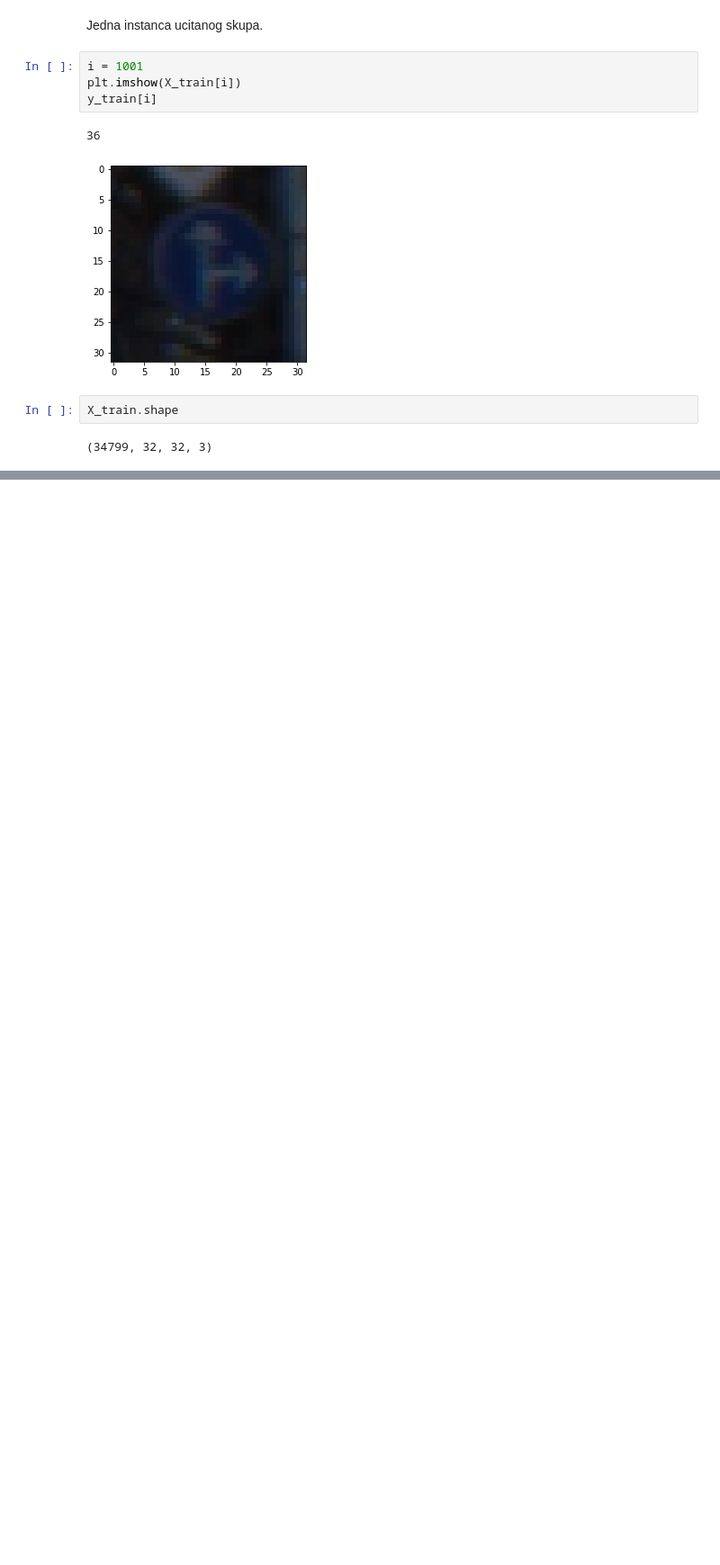
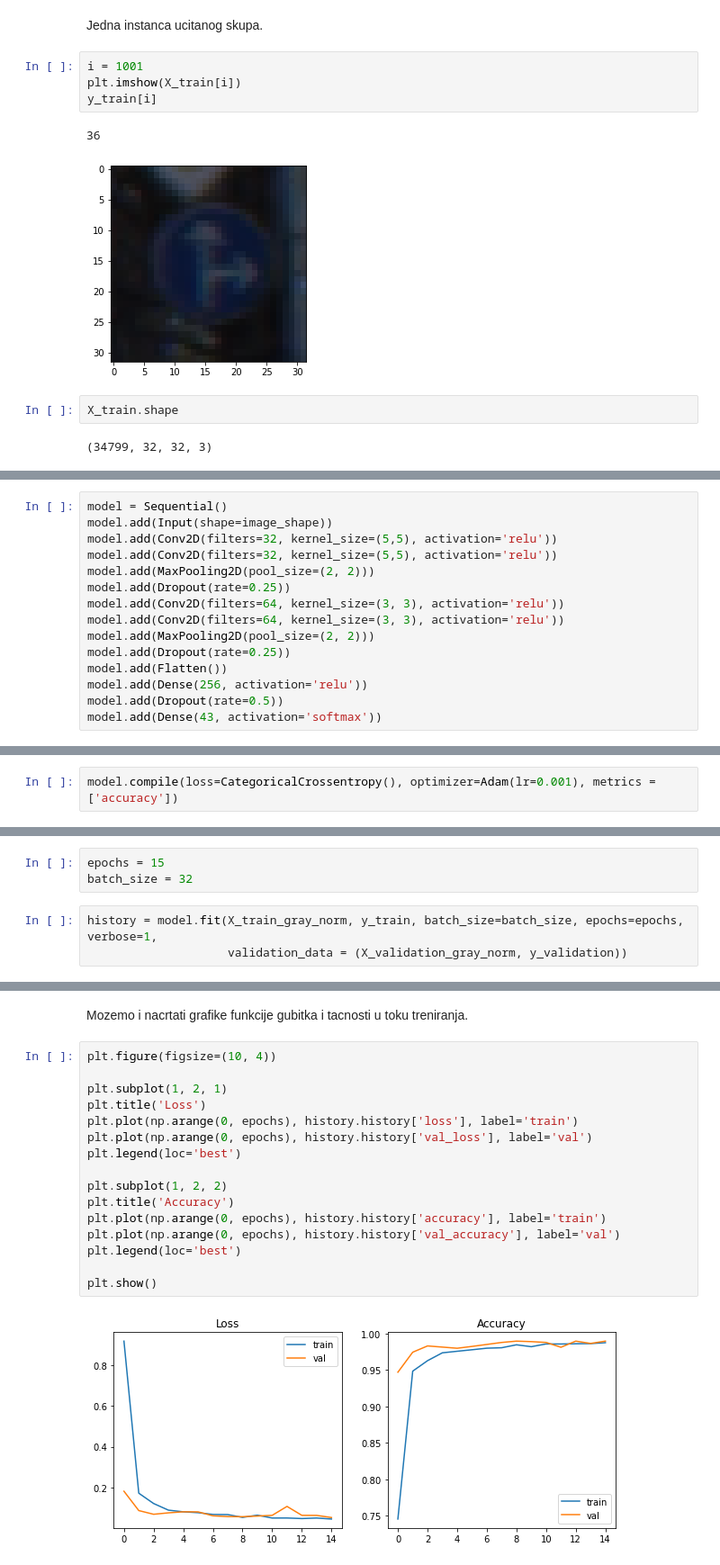
Before and after one commit to lidija9/ML-project, a Jupyter notebook: sveska_2.ipynb, the cells around one changed output, grey strips where cells are left out. Shown at 90% size. Drawn from its saved outputs; the diff is of its cells as text; blank space fills up the shorter version.

Commit message:
cnn model

```diff
--- a/sveska_2.ipynb
+++ b/sveska_2.ipynb
@@ -122,0 +127,15 @@ image_shape
+# %%
+model = Sequential()
+model.add(Input(shape=image_shape))
+model.add(Conv2D(filters=32, kernel_size=(5,5), activation='relu'))
+model.add(Conv2D(filters=32, kernel_size=(5,5), activation='relu'))
+model.add(MaxPooling2D(pool_size=(2, 2)))
+model.add(Dropout(rate=0.25))
+model.add(Conv2D(filters=64, kernel_size=(3, 3), activation='relu'))
+model.add(Conv2D(filters=64, kernel_size=(3, 3), activation='relu'))
+model.add(MaxPooling2D(pool_size=(2, 2)))
+model.add(Dropout(rate=0.25))
+model.add(Flatten())
+model.add(Dense(256, activation='relu'))
+model.add(Dropout(rate=0.5))
+model.add(Dense(43, activation='softmax'))
@@ -122,0 +164,2 @@ image_shape
+# %%
+model.compile(loss=CategoricalCrossentropy(), optimizer=Adam(lr=0.001), metrics =['accuracy'])
@@ -122,0 +168,6 @@ image_shape
+# %%
+epochs = 15
+batch_size = 32
+# %%
+history = model.fit(X_train_gray_norm, y_train, batch_size=batch_size, epochs=epochs, verbose=1,
+                    validation_data = (X_validation_gray_norm, y_validation))
@@ -122,0 +199,20 @@ image_shape
+# %% [markdown]
+Mozemo i nacrtati grafike funkcije gubitka i tacnosti u toku treniranja.
+# %%
+plt.figure(figsize=(10, 4))
+
+plt.subplot(1, 2, 1)
+plt.title('Loss')
+plt.plot(np.arange(0, epochs), history.history['loss'], label='train')
+plt.plot(np.arange(0, epochs), history.history['val_loss'], label='val')
+plt.legend(loc='best')
+
+plt.subplot(1, 2, 2)
+plt.title('Accuracy')
+plt.plot(np.arange(0, epochs), history.history['accuracy'], label='train')
+plt.plot(np.arange(0, epochs), history.history['val_accuracy'], label='val')
+plt.legend(loc='best')
+
+plt.show()
+# %% [output]
+[figure, added]
```
Also changed, not shown: parts of 24 cells of this notebook.
